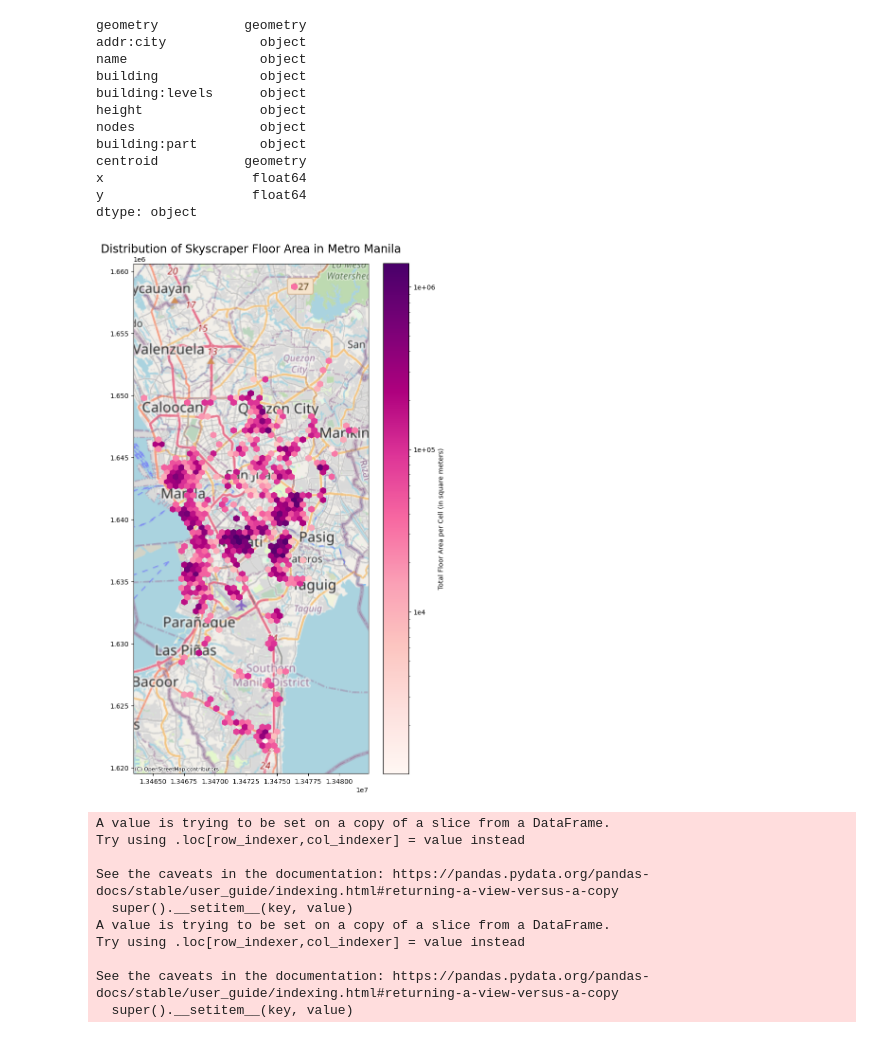
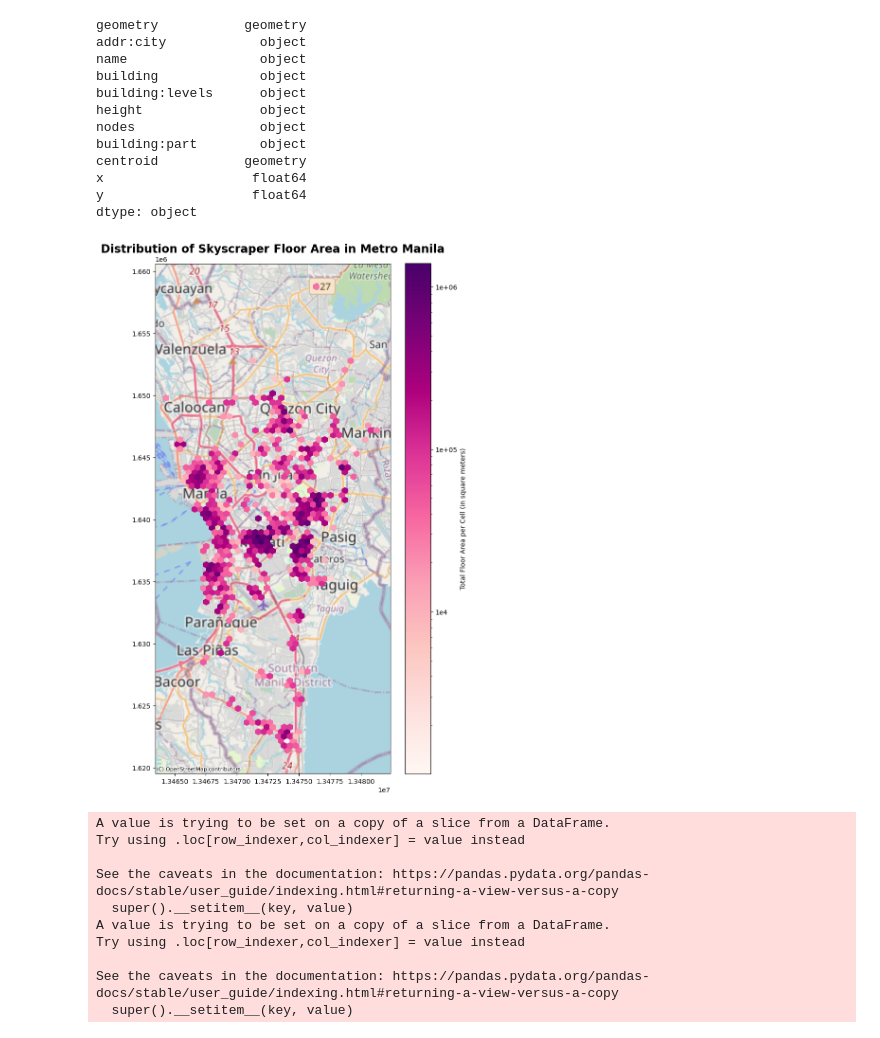
Before and after one commit to Automating-GIS-processes-II-2023/final-assignment-jeromemaiquez, a Jupyter notebook: final_exercise.ipynb, the cells around one changed output. Saved outputs shown, nothing was run; the diff lists cells and outputs as text; code cells hidden in the pictures.

Commit message:
Tweaked plot

```diff
--- a/final_exercise.ipynb
+++ b/final_exercise.ipynb
@@ -231,35 +231,37 @@ dtype: object
 # %%
 import matplotlib.ticker as ticker
 
 fig, ax2 = plt.subplots(nrows=1, ncols=1, figsize=(8,14))
 
 hb = ax2.hexbin(
     offices["x"],
     offices["y"],
     # C=offices["building:levels"].astype(int),
     C=offices["total_floor_area"],
     gridsize=(37, 50),
     bins="log",
     # alpha=0.75,
     reduce_C_function=np.sum,
     cmap="RdPu"
 )
 
 cb = fig.colorbar(
     hb,
     ax=ax2,
     label="Total Floor Area per Cell (in square meters)",
     format=ticker.LogFormatter()
 )
 
 plt.title(
     "Distribution of Skyscraper Floor Area in Metro Manila",
-    fontsize="xx-large"
+    fontsize="xx-large",
+    horizontalalignment="center",
+    fontweight="heavy"
 )
 
 cx.add_basemap(ax2, source=cx.providers.OpenStreetMap.Mapnik)
 # %% [output]
-[figure, old version]
+[figure, new version]
 # %%
 offices["area_sqm"] = offices["geometry"].area
 
```
